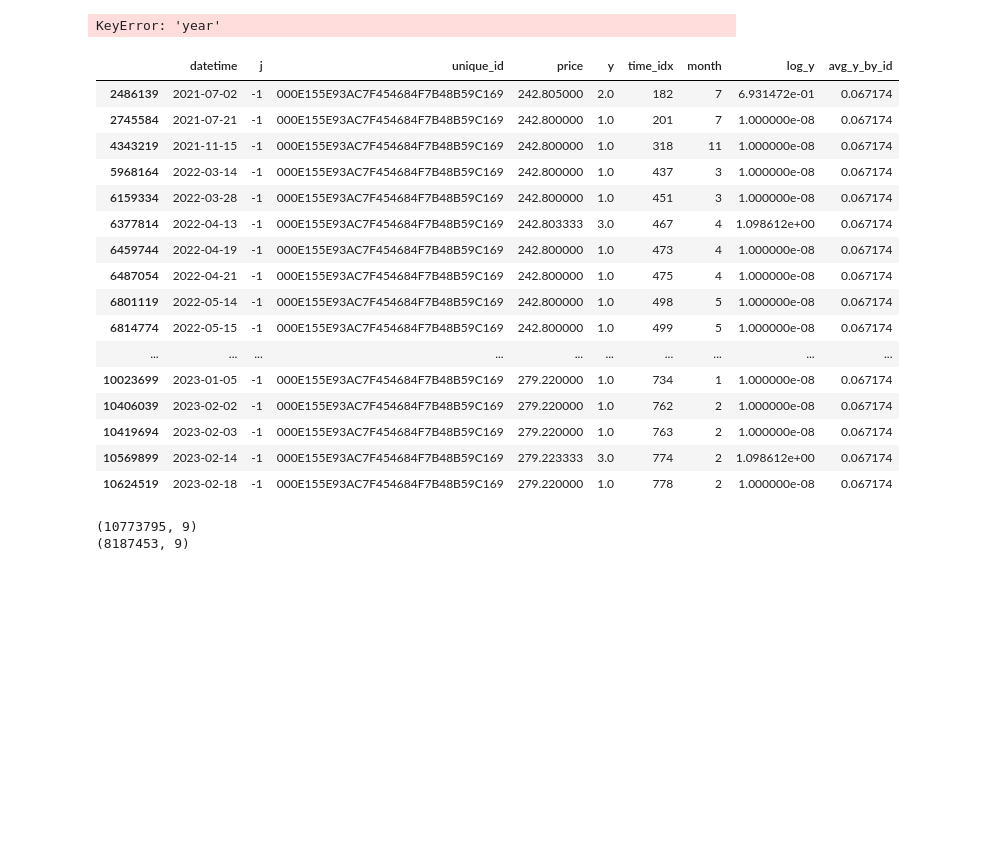
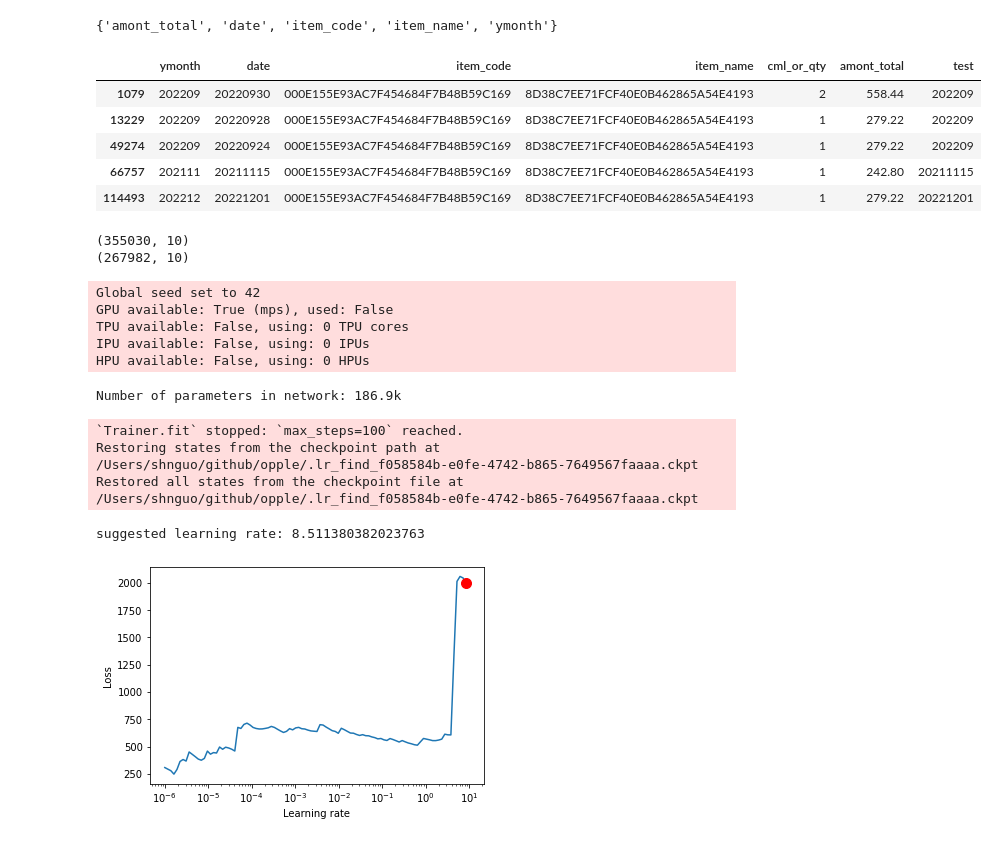
Before and after one commit to shnguo/opple, a Jupyter notebook: opl_tft.ipynb, the cells around one changed output. Cells and saved outputs as stored; diff of their text form; code cells hidden in the pictures; blank space fills up the shorter version.

```diff
--- a/opl_tft.ipynb
+++ b/opl_tft.ipynb
@@ -36,17 +36,15 @@ def pre_process(df):
     df_year_month = df_year_month[~((df_year_month['year']==df['year'].max())&(df_year_month['month']>df['year_month'].max().month))]
     df_year_month_id = pd.merge(df_year_month,df_id)[['year','month','unique_id']]
     df = pd.merge(df_year_month_id,df,how='left')
-    df['year_month'] = df.apply(lambda x:datetime.date(x.year,x.month,1))
-    print(df.sample())
-    return
-    df = pd.merge(df3,df,how='left')
+    df['year_month'] = df.apply(lambda x:datetime.date(x['year'],x.month,1),axis=1)
     df['y'] =df['y'].fillna(0)
-    df = df.sort_values(by=['unique_id','datetime'])
+    df = df.sort_values(by=['unique_id','year_month'])
     df = df.groupby(['unique_id'], as_index=False).apply(lambda group: group.ffill())
     df = df.groupby(['unique_id'], as_index=False).apply(lambda group: group.bfill())
-    df['time_idx'] = (df['datetime'] -
-                      df['datetime'].min()).apply(lambda x: x.days)
-    df["month"] = df.datetime.dt.month.astype(str).astype("category")
+    df["time_idx"] = df["year"] * 12 + df["month"]
+    df["time_idx"] -= df["time_idx"].min()
+    df["month"] = df["month"].astype(str).astype("category")
+    df["year"] = df["year"].astype(str).astype("category")
     df['unique_id'] = df['unique_id'].astype(str).astype("category")
     df['y'] = df['y'].astype('float')
     df["log_y"] = np.log(df.y + 1e-8)
@@ -101,26 +99,17 @@ def bulid_data_loader(data, forecast):
 # %%
 df_full = pd.read_csv('./data/20230316.csv')
+# %%
+set(df_full.columns)-set(['cml_or_qty'])
+# %% [output]
+{'amont_total', 'date', 'item_code', 'item_name', 'ymonth'}
 # %%
 df_full = pre_process(df_full)
-# %% [output]
-KeyError: 'year'
 # %%
-df_full[(df_full['unique_id']=='000E155E93AC7F454684F7B48B59C169')&(df_full['y']>0)]
+df_full[(df_full['item_code']=='000E155E93AC7F454684F7B48B59C169')].head()
 # %% [output]
-|  | datetime | j | unique_id | price | y | time_idx | month | log_y | avg_y_by_id |
-| 2486139 | 2021-07-02 | -1 | 000E155E93AC7F454684F7B48B59C169 | 242.805000 | 2.0 | 182 | 7 | 6.931472e-01 | 0.067174 |
-| 2745584 | 2021-07-21 | -1 | 000E155E93AC7F454684F7B48B59C169 | 242.800000 | 1.0 | 201 | 7 | 1.000000e-08 | 0.067174 |
-| 4343219 | 2021-11-15 | -1 | 000E155E93AC7F454684F7B48B59C169 | 242.800000 | 1.0 | 318 | 11 | 1.000000e-08 | 0.067174 |
-| 5968164 | 2022-03-14 | -1 | 000E155E93AC7F454684F7B48B59C169 | 242.800000 | 1.0 | 437 | 3 | 1.000000e-08 | 0.067174 |
-| 6159334 | 2022-03-28 | -1 | 000E155E93AC7F454684F7B48B59C169 | 242.800000 | 1.0 | 451 | 3 | 1.000000e-08 | 0.067174 |
-| 6377814 | 2022-04-13 | -1 | 000E155E93AC7F454684F7B48B59C169 | 242.803333 | 3.0 | 467 | 4 | 1.098612e+00 | 0.067174 |
-| 6459744 | 2022-04-19 | -1 | 000E155E93AC7F454684F7B48B59C169 | 242.800000 | 1.0 | 473 | 4 | 1.000000e-08 | 0.067174 |
-| 6487054 | 2022-04-21 | -1 | 000E155E93AC7F454684F7B48B59C169 | 242.800000 | 1.0 | 475 | 4 | 1.000000e-08 | 0.067174 |
-| 6801119 | 2022-05-14 | -1 | 000E155E93AC7F454684F7B48B59C169 | 242.800000 | 1.0 | 498 | 5 | 1.000000e-08 | 0.067174 |
-| 6814774 | 2022-05-15 | -1 | 000E155E93AC7F454684F7B48B59C169 | 242.800000 | 1.0 | 499 | 5 | 1.000000e-08 | 0.067174 |
-| ... | ... | ... | ... | ... | ... | ... | ... | ... | ... |
-| 10023699 | 2023-01-05 | -1 | 000E155E93AC7F454684F7B48B59C169 | 279.220000 | 1.0 | 734 | 1 | 1.000000e-08 | 0.067174 |
-| 10406039 | 2023-02-02 | -1 | 000E155E93AC7F454684F7B48B59C169 | 279.220000 | 1.0 | 762 | 2 | 1.000000e-08 | 0.067174 |
-| 10419694 | 2023-02-03 | -1 | 000E155E93AC7F454684F7B48B59C169 | 279.220000 | 1.0 | 763 | 2 | 1.000000e-08 | 0.067174 |
-| 10569899 | 2023-02-14 | -1 | 000E155E93AC7F454684F7B48B59C169 | 279.223333 | 3.0 | 774 | 2 | 1.098612e+00 | 0.067174 |
-| 10624519 | 2023-02-18 | -1 | 000E155E93AC7F454684F7B48B59C169 | 279.220000 | 1.0 | 778 | 2 | 1.000000e-08 | 0.067174 |
+|  | ymonth | date | item_code | item_name | cml_or_qty | amont_total | test |
+| 1079 | 202209 | 20220930 | 000E155E93AC7F454684F7B48B59C169 | 8D38C7EE71FCF40E0B462865A54E4193 | 2 | 558.44 | 202209 |
+| 13229 | 202209 | 20220928 | 000E155E93AC7F454684F7B48B59C169 | 8D38C7EE71FCF40E0B462865A54E4193 | 1 | 279.22 | 202209 |
+| 49274 | 202209 | 20220924 | 000E155E93AC7F454684F7B48B59C169 | 8D38C7EE71FCF40E0B462865A54E4193 | 1 | 279.22 | 202209 |
+| 66757 | 202111 | 20211115 | 000E155E93AC7F454684F7B48B59C169 | 8D38C7EE71FCF40E0B462865A54E4193 | 1 | 242.80 | 20211115 |
+| 114493 | 202212 | 20221201 | 000E155E93AC7F454684F7B48B59C169 | 8D38C7EE71FCF40E0B462865A54E4193 | 1 | 279.22 | 20221201 |
@@ -127,8 +118,8 @@ df_full[(df_full['unique_id']=='000E155E93AC7F454684F7B48B59C169')&(df_full['y']
 # %%
-training,train_dataloader,val_dataloader =  bulid_data_loader(df_full, 120)
+df_filter,training,train_dataloader,val_dataloader =  bulid_data_loader(df_full, 4)
 # %% [output]
-(10773795, 9)
-(8187453, 9)
+(355030, 10)
+(267982, 10)
 # %%
 def train_step_1(training,train_dataloader,val_dataloader):
     # configure network and trainer
@@ -169,3 +162,17 @@ def train_step_1(training,train_dataloader,val_dataloader):
     print(f"suggested learning rate: {res.suggestion()}")
     fig = res.plot(show=True, suggest=True)
     fig.show()
+# %%
+train_step_1(training,train_dataloader,val_dataloader)
+# %% [output]
+Global seed set to 42
+GPU available: True (mps), used: False
+TPU available: False, using: 0 TPU cores
+IPU available: False, using: 0 IPUs
+HPU available: False, using: 0 HPUs
+Number of parameters in network: 186.9k
+`Trainer.fit` stopped: `max_steps=100` reached.
+Restoring states from the checkpoint path at /Users/shnguo/github/opple/.lr_find_f058584b-e0fe-4742-b865-7649567faaaa.ckpt
+Restored all states from the checkpoint file at /Users/shnguo/github/opple/.lr_find_f058584b-e0fe-4742-b865-7649567faaaa.ckpt
+suggested learning rate: 8.511380382023763
+[figure, added]
```
Also changed, not shown: parts of 25 cells of this notebook, 19 other files.
